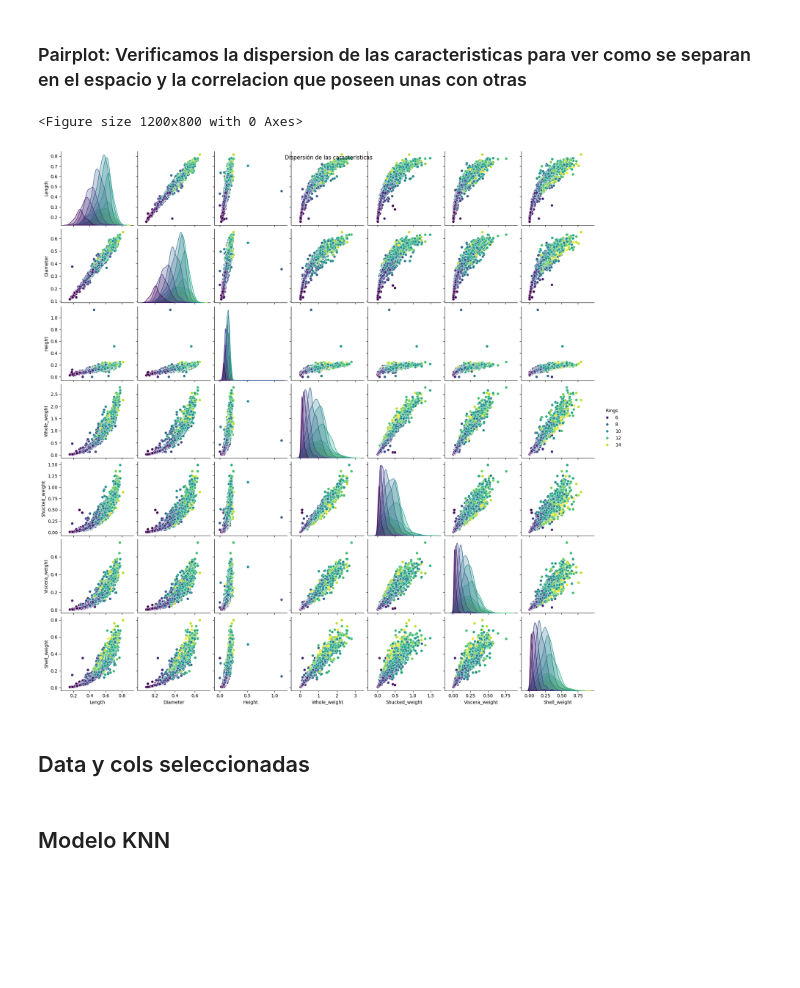
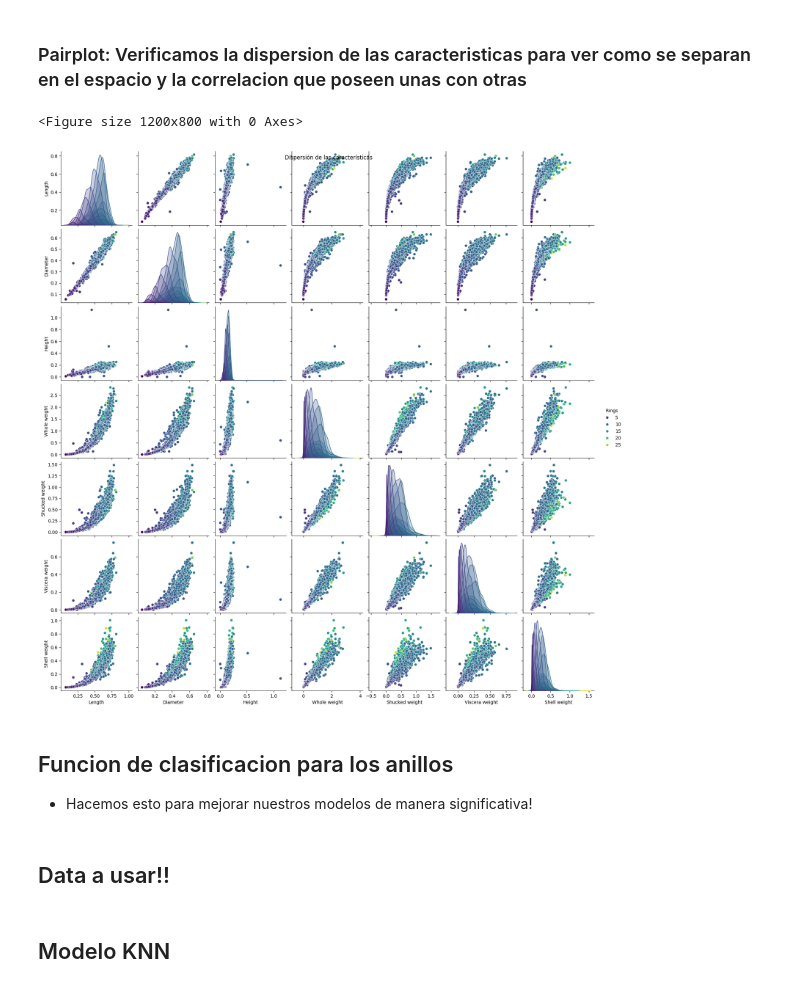
Before and after one commit to Camilosalgado387/Abalone-Ring-Estimation, a Jupyter notebook: Parcial3_V2.ipynb, the cells around one changed output. Cells and saved outputs as stored; diff of their text form; code cells hidden in the pictures; blank space fills up the shorter version.

```diff
--- a/Parcial3_V2.ipynb
+++ b/Parcial3_V2.ipynb
@@ -33,19 +16,16 @@ Note: you may need to restart the kernel to use updated packages.
 # %% [markdown]
 ## Preprocesamiento de los datos
 # %%
-#Carga de datos
-abalone = fetch_ucirepo(id=1)
-X = abalone.data.features
-y = abalone.data.targets
+cols = ['Sex', 'Length', 'Diameter', 'Height', 'Whole weight', 'Shucked weight','Viscera weight', 'Shell weight', 'Rings']
 
-#Verificamos la distribucion de clases ya que esta influir en el rendimiento del modelo
-data = pd.concat([X, pd.DataFrame(y, columns=['Rings'])], axis=1)
+data = pd.read_csv('./data/abalone.data', sep = ',', names = cols)
+X = data.drop(['Rings'], axis = 1)
+y= data['Rings']
 plt.figure(figsize=(10, 6))
 sns.countplot(x='Rings', data=data)
 plt.title('Distribución de las clases')
 plt.xlabel('Rings')
 plt.ylabel('Count')
 plt.show()
-y
 # %% [output]
 [figure]
@@ -162,12 +54,9 @@ Name: count, dtype: int64
 ### Pairplot: Verificamos la dispersion de las caracteristicas para ver como se separan en el espacio y la correlacion que poseen unas con otras
 # %%
 plt.figure(figsize=(12, 8))
-data = pd.concat([filtered_X, pd.DataFrame(filtered_y, columns=['Rings'])], axis=1)
 sns.pairplot(data=data, hue='Rings', palette='viridis')
 plt.suptitle('Dispersión de las características')
 plt.show()
 # %% [output]
 <Figure size 1200x800 with 0 Axes>
-[figure, old version]
+[figure, new version]
-# %% [markdown]
-## Data y cols seleccionadas
@@ -176,0 +63,3 @@ X_train_svc, X_test_svc, y_train_svc, y_test_svc = train_test_split(X_selected,
+# %% [markdown]
+## Funcion de clasificacion para los anillos
+* Hacemos esto para mejorar nuestros modelos de manera significativa!
@@ -176,0 +77,2 @@ X_train_svc, X_test_svc, y_train_svc, y_test_svc = train_test_split(X_selected,
+# %% [markdown]
+## Data a usar!!
```
Also changed, not shown: parts of 30 cells of this notebook, 3 other files.
